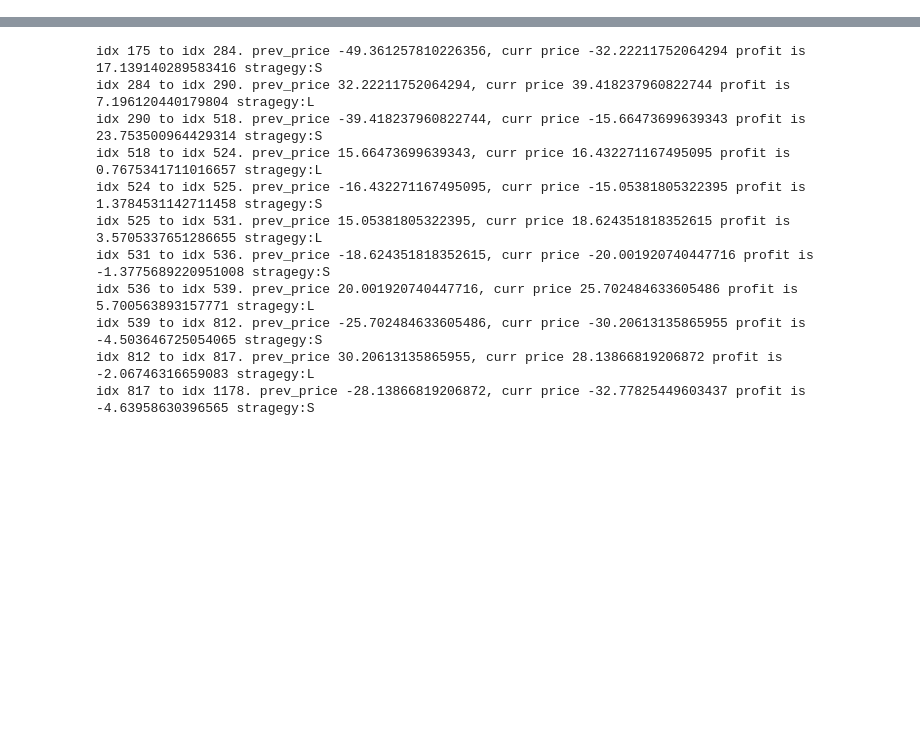
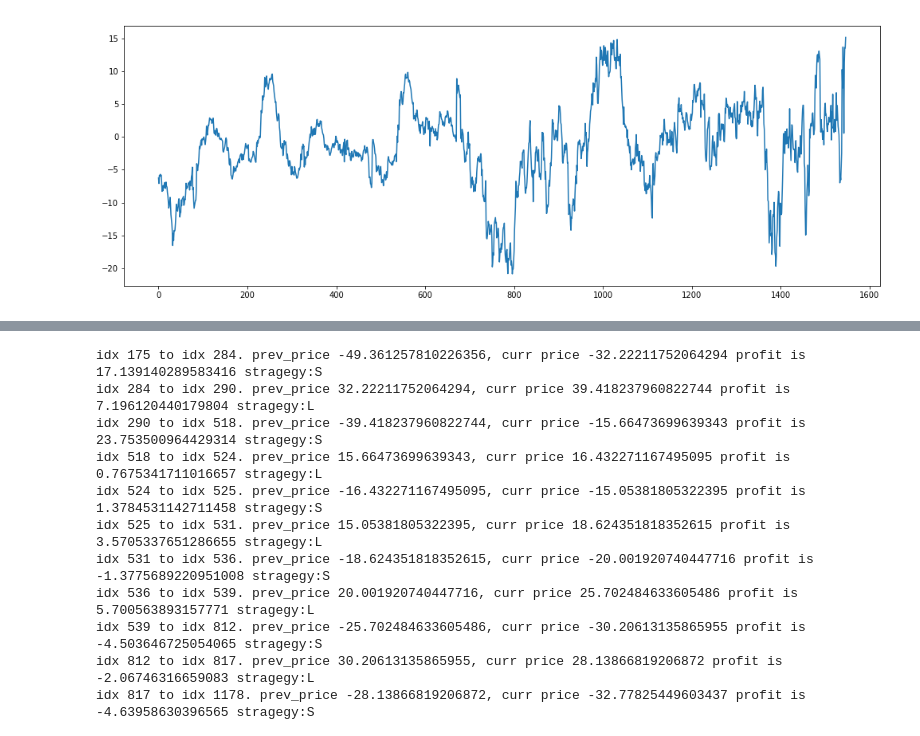
Before and after one commit to webclinic017/happycoding, a Jupyter notebook: Pair trade_Time_series/LSTM model-selection.ipynb, the cells around one changed output, grey strips where cells are left out. Saved outputs shown, nothing was run; the diff lists cells and outputs as text; code cells hidden in the pictures; blank space fills up the shorter version.

```diff
--- a/Pair trade_Time_series/LSTM model-selection.ipynb
+++ b/Pair trade_Time_series/LSTM model-selection.ipynb
@@ -649,0 +56,35 @@ plt.show()
+# %%
+#data prepare
+start=date(1990, 1, 1)
+end=date(2020, 11, 16)
+
+#stock_list=['ICE', 'WLTW']
+stock_list=['BABA', 'BBY']
+stock_pair=yf.download(stock_list, start, end, progress = False)
+
+stock_pair=stock_pair[['Adj Close']].copy()
+stock_pair.dropna(how='any', axis=0, inplace=True)
+stock_pair.columns=stock_pair.columns.droplevel()
+stock_pair.index=pd.DatetimeIndex(stock_pair.index)
+#stock_pair.head()
+dog_leash=stock_pair.copy()
+smoothing='yes'
+if smoothing=='yes':
+        dog_leash=dog_leash.rolling(window=5).mean()
+        dog_leash.dropna(inplace=True)
+c=np.polyfit(dog_leash.iloc[:, 0], dog_leash.iloc[:, 1], 1)
+dog_leash['Dog_leash']=dog_leash.iloc[:, 1]-c[0]*dog_leash.iloc[:, 0]
+dog_leash=dog_leash[['Dog_leash']]
+test_data=pd.merge(stock_pair, dog_leash, how='outer', on='Date')
+test_data.dropna(how='any', axis=0, inplace=True)
+test_data=test_data.reset_index()
+test_data['realcombo']=-test_data.iloc[:,1]*c[0]+test_data.iloc[:,2]
+test_data['realcombo_before_std']=test_data.realcombo
+#standard
+test_data['realcombo']=(test_data.realcombo-test_data.realcombo.mean())/test_data.realcombo.std()
+# %%
+plt.plot(test_data.realcombo_before_std)
+#plt.plot(test_data.Dog_leash)
+plt.show()
+# %% [output]
+[figure, added]
```
Also changed, not shown: parts of 61 cells of this notebook, 17 other files.
